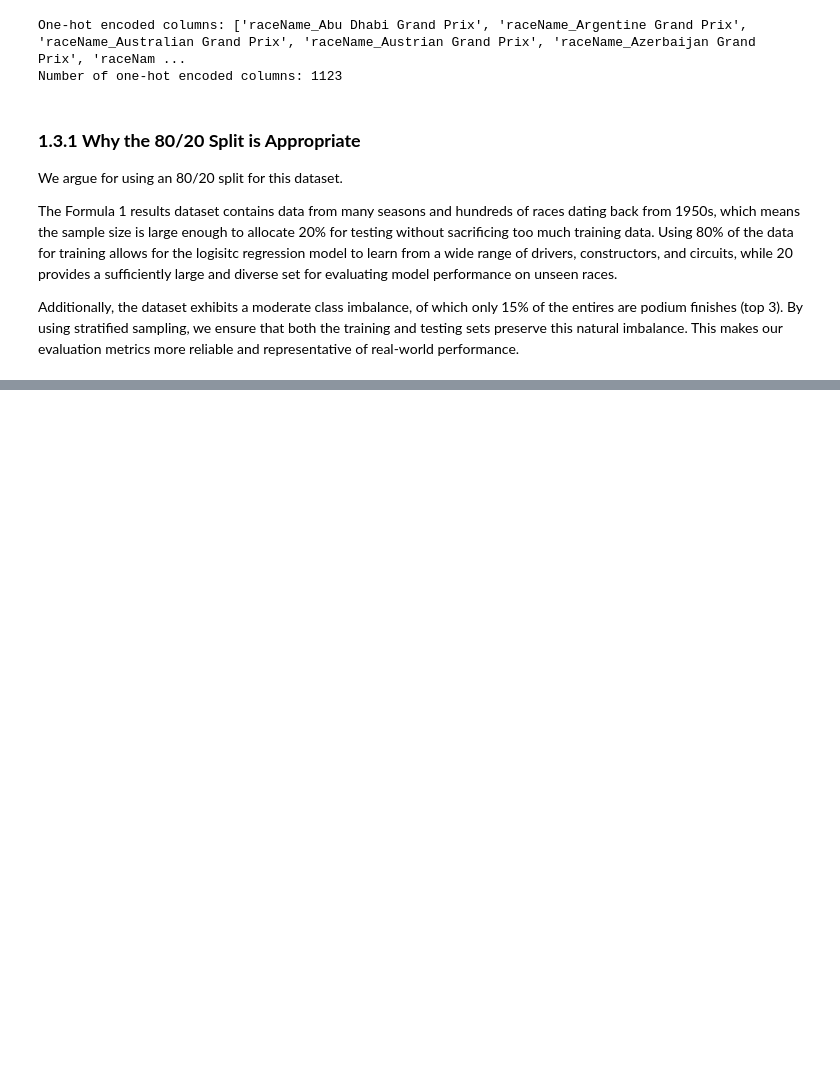
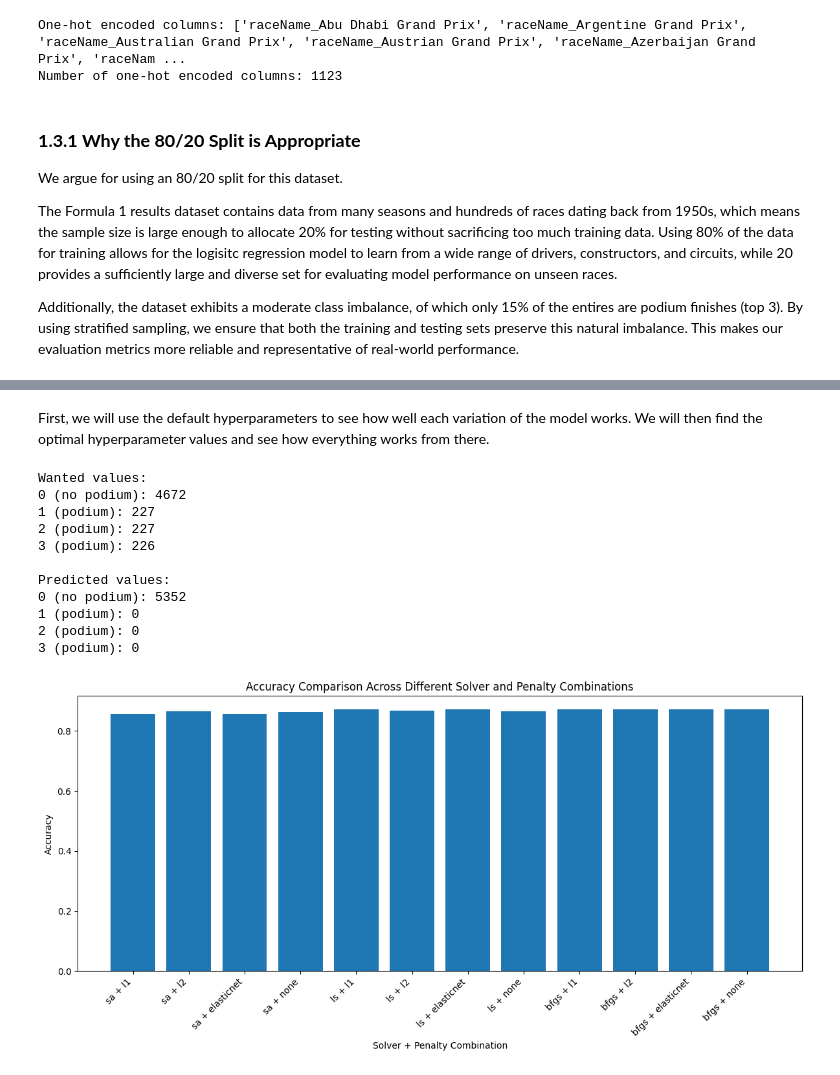
Before and after one commit to lukeVoinov/Machine-Learning-in-Python, a Jupyter notebook: Lab 3 - Extending Logistic Regression/nguyen_lab3.ipynb, the cells around one changed output, grey strips where cells are left out. Cells and saved outputs as stored; diff of their text form; code cells hidden in the pictures; blank space fills up the shorter version.

```diff
--- a/Lab 3 - Extending Logistic Regression/nguyen_lab3.ipynb
+++ b/Lab 3 - Extending Logistic Regression/nguyen_lab3.ipynb
@@ -98,6 +110,8 @@ print(df.head())
 # Save cleaned data to CSV
 df.to_csv("/Users/tiffany/Desktop/CS 5324/CS 5324 Datasets/f1_cleaned.csv", index=False)
 print("Cleaned data saved to f1_cleaned.csv")
+
+path = "/Users/tiffany/Desktop/CS 5324/CS 5324 Datasets/f1_cleaned.csv"
 # %% [output]
 Unique classes in the target variable: [3 2 1 0]
 Shape of data: (26759, 8)
@@ -280,0 +438,7 @@ plt.show()
+# %%
+class SteepestAscentLogisticRegression(BinaryLogisticRegression):
+
+    def __init__(self, eta=0.01, iterations=20, C=0.0, **kwds):
+        super().__init__(eta, iterations, C)
+
+    #nothing special, just regular gradient descent
@@ -280,0 +622,61 @@ plt.show()
+# %% [markdown]
+First, we will use the default hyperparameters to see how well each variation of the model works. We will then find the optimal hyperparameter values and see how everything works from there.
+# %%
+from sklearn.metrics import accuracy_score
+
+solvers = ['sa','ls','bfgs']
+penalties = ['l1','l2','elasticnet','none']
+
+combined_sp = []
+accuracies = []
+
+# defualt values
+eta = 0.01
+iterations = 20
+C = 0.1
+
+for s in solvers:
+     for p in penalties:
+        combination = s + " + " + p
+        combined_sp.append(combination)
+
+        lr = LogisticRegression(eta,iterations,s,p,C)
+        lr.fit(X_train_scaled,y_train)
+
+        yhat = lr.predict(X_test_scaled)
+        acc = accuracy_score(y_test,yhat)
+        accuracies.append(acc)
+
+print("Wanted values:")
+print("0 (no podium):", np.sum(y_test == 0))
+print("1 (podium):", np.sum(y_test == 1))
+print("2 (podium):", np.sum(y_test == 2))
+print("3 (podium):", np.sum(y_test == 3),"\n")
+
+print("Predicted values:")
+print("0 (no podium):", np.sum(yhat == 0))
+print("1 (podium):", np.sum(yhat == 1))
+print("2 (podium):", np.sum(yhat == 2))
+print("3 (podium):", np.sum(yhat == 3))
+
+plt.figure(figsize=(12, 6))
+plt.bar(range(len(combined_sp)), accuracies)
+plt.xlabel('Solver + Penalty Combination')
+plt.ylabel('Accuracy')
+plt.title('Accuracy Comparison Across Different Solver and Penalty Combinations')
+plt.xticks(range(len(combined_sp)), combined_sp, rotation=45, ha='right')
+plt.tight_layout()
+plt.show()
+# %% [output]
+Wanted values:
+0 (no podium): 4672
+1 (podium): 227
+2 (podium): 227
+3 (podium): 226
+
+Predicted values:
+0 (no podium): 5352
+1 (podium): 0
+2 (podium): 0
+3 (podium): 0
+[figure, added]
```
Also changed, not shown: parts of 49 cells of this notebook.
